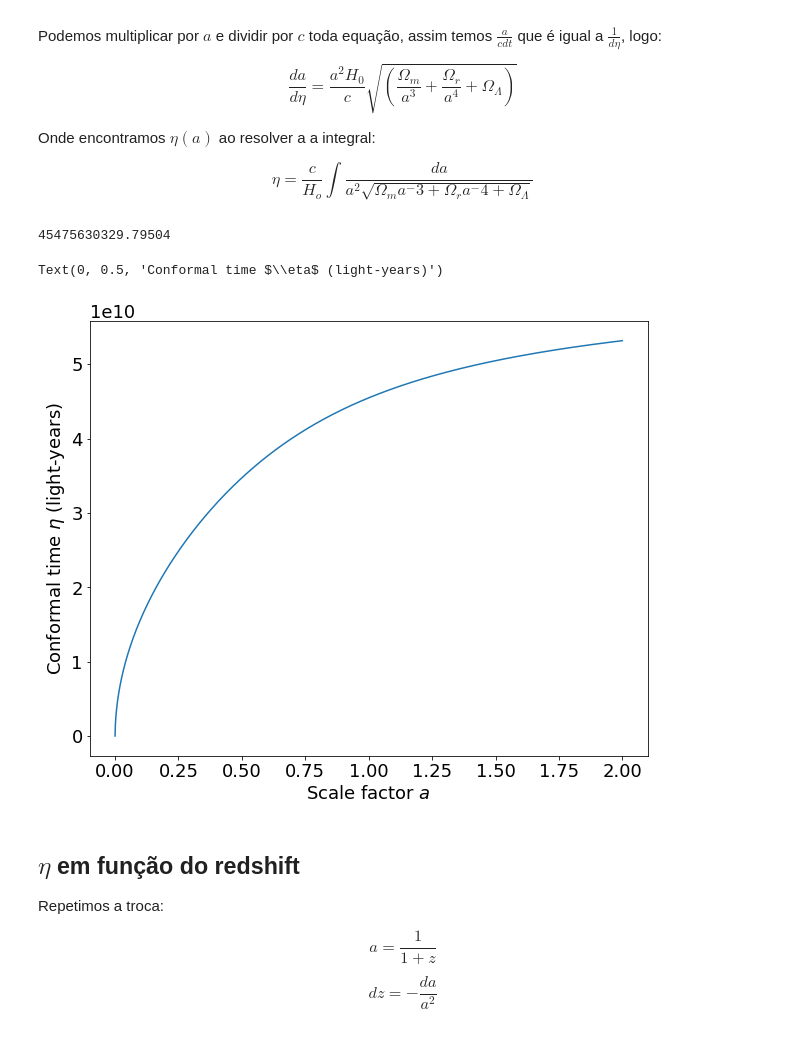
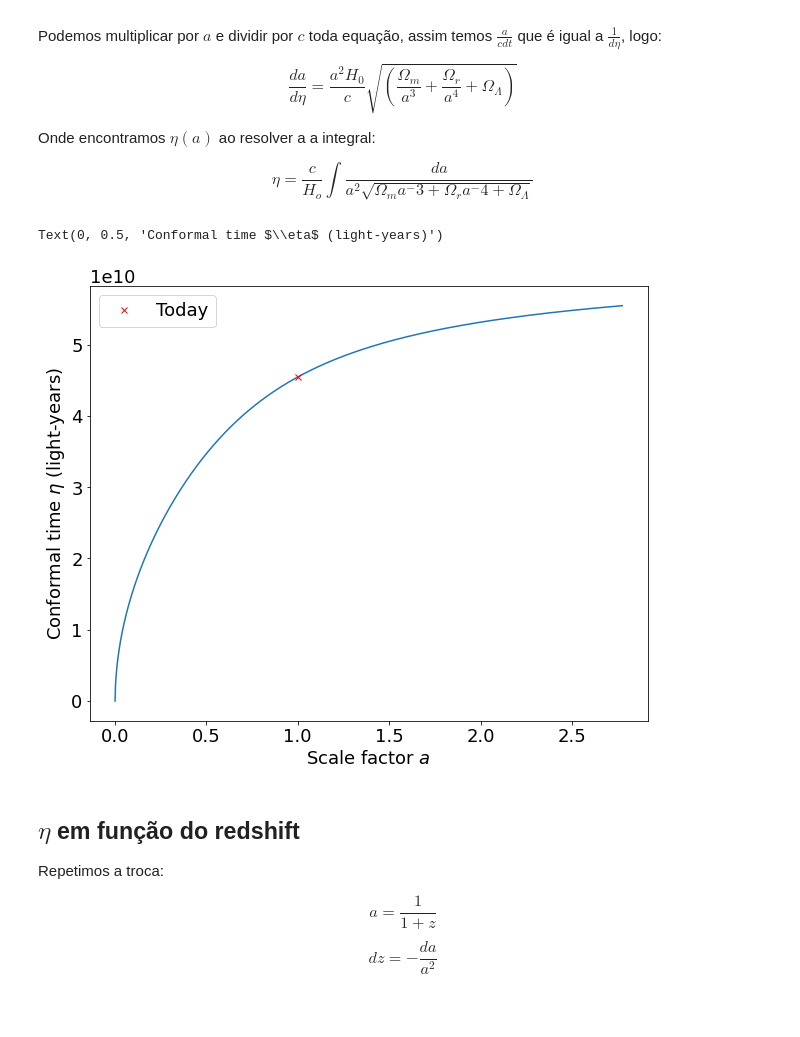
Before and after one commit to Corbanez97/Angular-correlation-CMB, a Jupyter notebook: UFE.ipynb, the cells around one changed output. Saved outputs shown, nothing was run; the diff lists cells and outputs as text; code cells hidden in the pictures.

```diff
--- a/UFE.ipynb
+++ b/UFE.ipynb
@@ -531,28 +538,23 @@ $$ \eta = \frac{c}{H_o} \int \frac{da}{a^2 \sqrt{\Omega_m a^-3 + \Omega_r a^-4 +
 # %%
 def eta_scale(a, H_0, c, O_m, O_L, O_r):
     return (1/a**2) * ((1/(O_L + (O_r * (a**-4)) + (O_m * (a**-3))))**0.5) * c * (3.262e3/H_0) #Convertendo Mpc para ly de H_0
 
-sf_eta = []
 eta = []
 
-a = np.linspace(1e-15, 2, 5000)
+for i in range(len(scale_factor)):
+    I1 = integrate.quad(eta_scale, 0, scale_factor[i], args = (H_0, c, Omega_m, Omega_L, Omega_r))
+    eta.append(I1[0])
 
-for i in range(len(a)):
-    sf_eta.append(a[i])
-    I1 = integrate.quad(eta_scale, 0, a[i], args = (H_0, c, Omega_m, Omega_L, Omega_r))
-    eta.append(I1[0])
-    if a[i] == 1.0002000400080022:
-        print(eta[i])
-
-plt.plot(sf_eta, eta)
+plt.plot(scale_factor, eta)
+plt.plot(scale_factor, eta, 'rx', markevery = [22649], label = 'Today')
+plt.legend()
 plt.xlabel('Scale factor $a$')
 plt.ylabel('Conformal time $\eta$ (light-years)')
 
 #Essa distância é o raio comovél do nosso universo
 # %% [output]
-45475630329.79504
+Text(0, 0.5, 'Conformal time $\\eta$ (light-years)')
-Text(0, 0.5, 'Conformal time $\\eta$ (light-years)')
-[figure, old version]
+[figure, new version]
 # %% [markdown]
 ## $\eta$ em função do redshift
 
```
Also changed, not shown: parts of 13 cells of this notebook.
